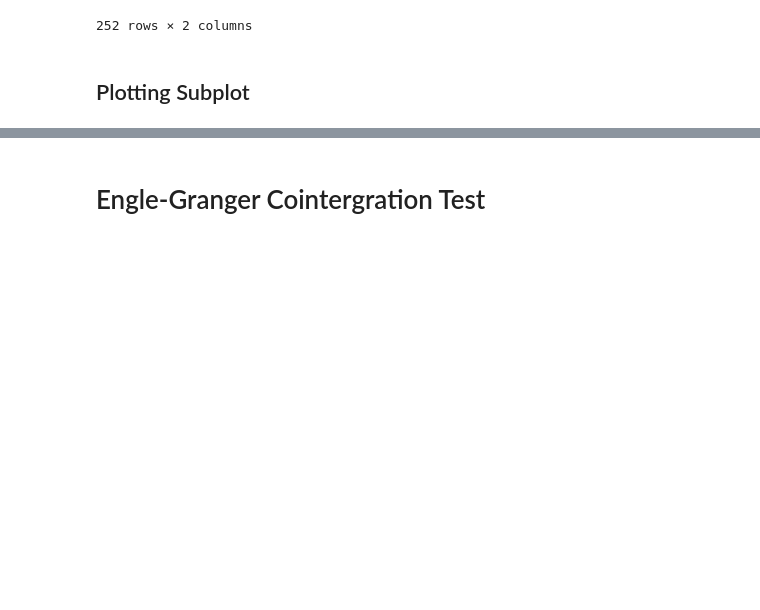
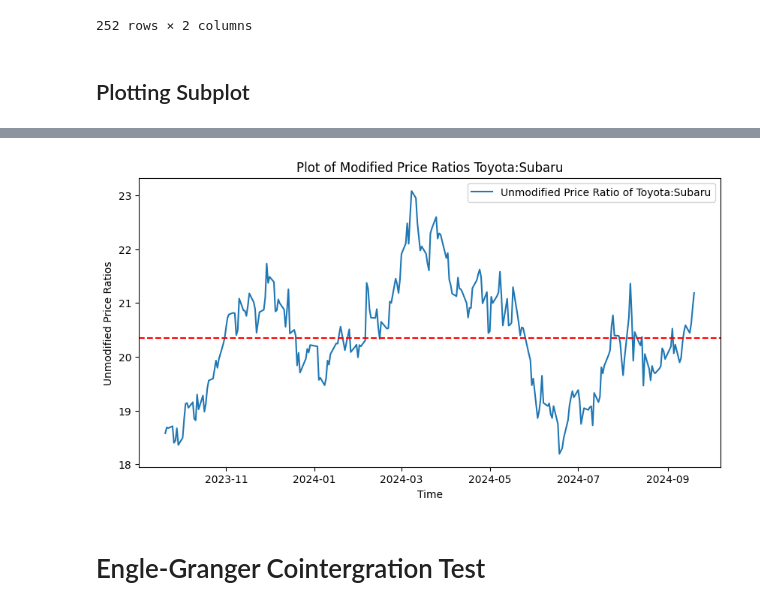
Before and after one commit to victoria-uriostegui/Pairs-Trading-Repo-ED-VU-Fall-24-, a Jupyter notebook: pairs_trading.ipynb, the cells around one changed output, grey strips where cells are left out. Cells and saved outputs as stored; diff of their text form; code cells hidden in the pictures; blank space fills up the shorter version.

```diff
--- a/pairs_trading.ipynb
+++ b/pairs_trading.ipynb
@@ -172,3 +172,19 @@ plt.show()
+# %%
+# Visualizing the data with a price ratio graph to determine their relation.
+price_ratios = tmsub_df['TM'] / tmsub_df['FUJHY']
+
+# Plot the unmodified price ratios.
+plt.figure(figsize=(10, 5))
+plt.plot(price_ratios, label="Unmodified Price Ratio of Toyota:Subaru")
+plt.axhline(y=price_ratios.mean(), color="red", linestyle="--")  # Horizontal line at zero
+plt.autoscale(False)
+plt.title("Plot of Modified Price Ratios Toyota:Subaru")
+plt.xlabel("Time")
+plt.ylabel("Unmodified Price Ratios")
+plt.legend()
+plt.show()
+# %% [output]
+[figure, added]
 # %% [markdown]
 # Engle-Granger Cointergration Test
 # %% [markdown]
```
Also changed, not shown: parts of 11 cells of this notebook.
